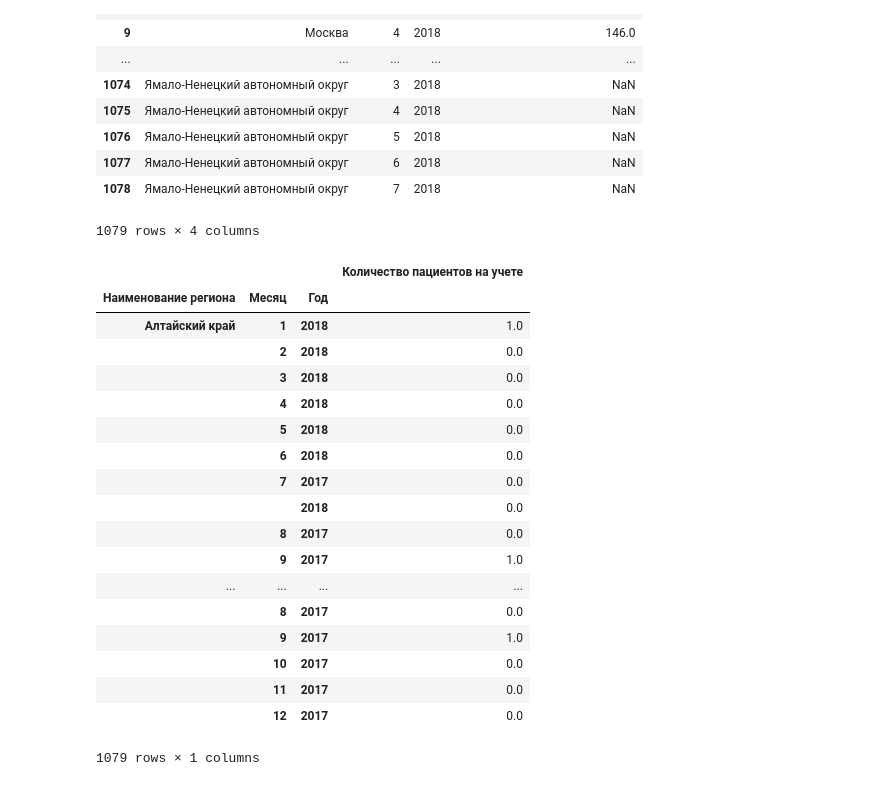
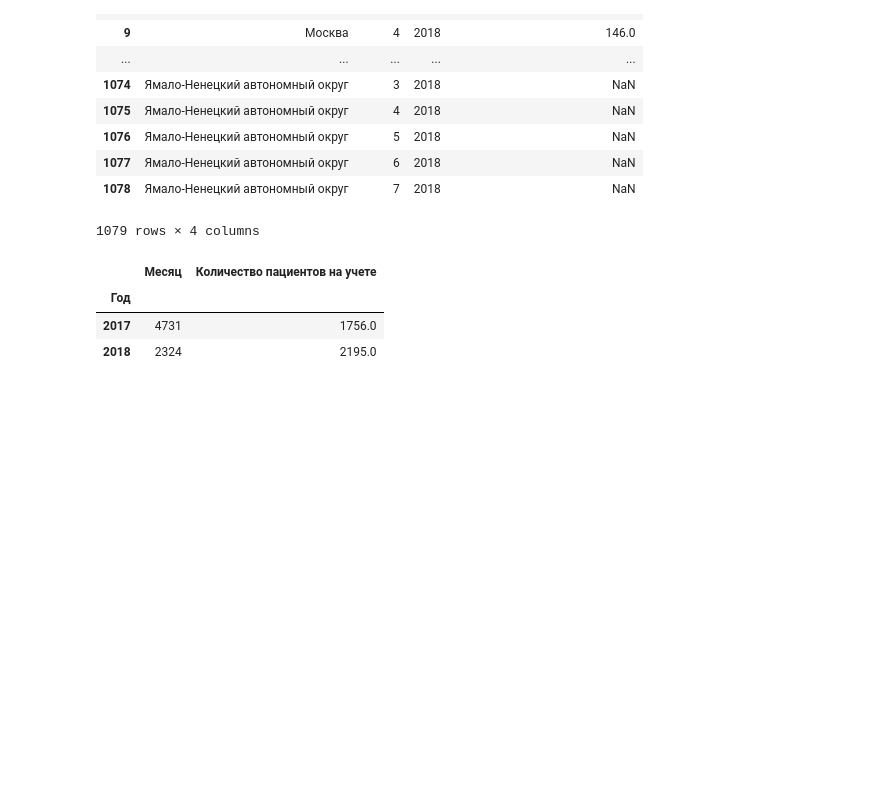
Before and after one commit to VlatekSoft/PublicDataHackathon, a Jupyter notebook: map_assets/Untitled.ipynb, the cells around one changed output. Drawn from its saved outputs; the diff is of its cells as text; code cells hidden in the pictures; blank space fills up the shorter version.

```diff
--- a/map_assets/Untitled.ipynb
+++ b/map_assets/Untitled.ipynb
@@ -103,24 +103,9 @@ pacients
 | 1078 | Ямало-Ненецкий автономный округ | 7 | 2018 | NaN |
 1079 rows × 4 columns
 # %%
-pacients.groupby(['Наименование региона', 'Месяц', 'Год']).sum()
+pacients.groupby(['Год']).sum()
 # %% [output]
-|  |  |  | Количество пациентов на учете |
-| Наименование региона | Месяц | Год |  |
-| Алтайский край | 1 | 2018 | 1.0 |
-|  | 2 | 2018 | 0.0 |
-|  | 3 | 2018 | 0.0 |
-|  | 4 | 2018 | 0.0 |
-|  | 5 | 2018 | 0.0 |
-|  | 6 | 2018 | 0.0 |
-|  | 7 | 2017 | 0.0 |
-|  |  | 2018 | 0.0 |
-|  | 8 | 2017 | 0.0 |
-|  | 9 | 2017 | 1.0 |
-| ... | ... | ... | ... |
-|  | 8 | 2017 | 0.0 |
-|  | 9 | 2017 | 1.0 |
-|  | 10 | 2017 | 0.0 |
-|  | 11 | 2017 | 0.0 |
-|  | 12 | 2017 | 0.0 |
+|  | Месяц | Количество пациентов на учете |
+| Год |  |  |
+| 2017 | 4731 | 1756.0 |
+| 2018 | 2324 | 2195.0 |
-1079 rows × 1 columns
```
Also changed, not shown: parts of 9 cells of this notebook, 4 other files.
